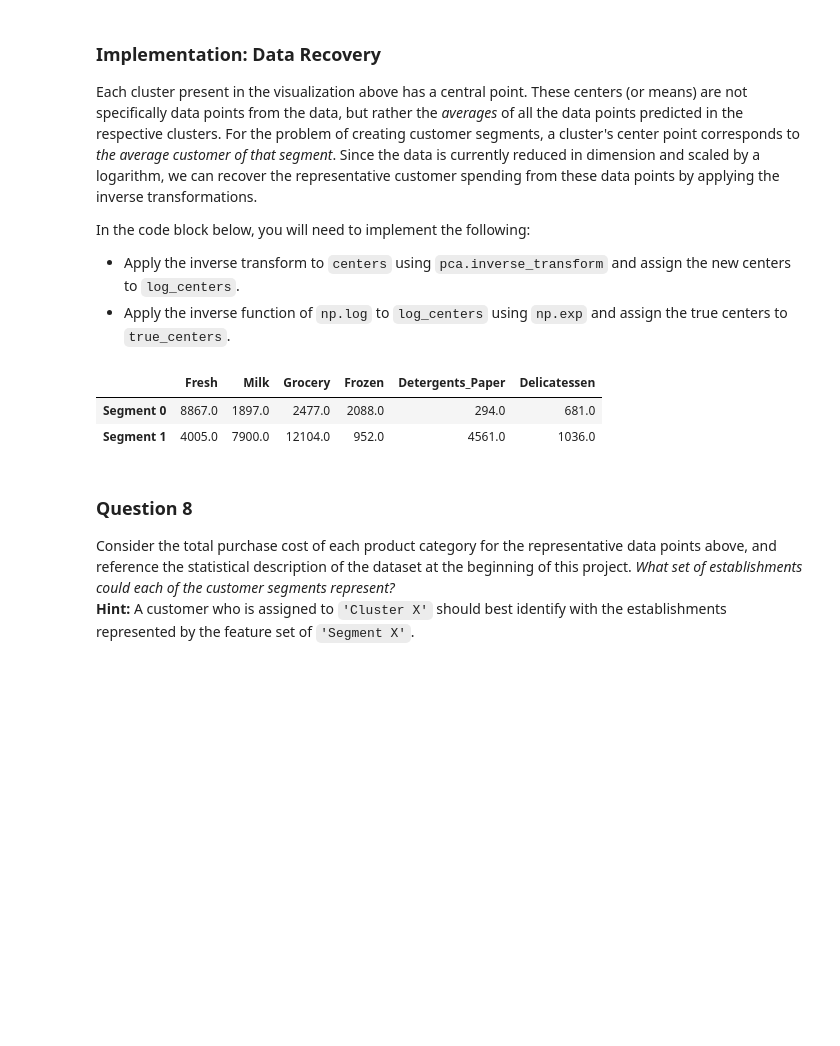
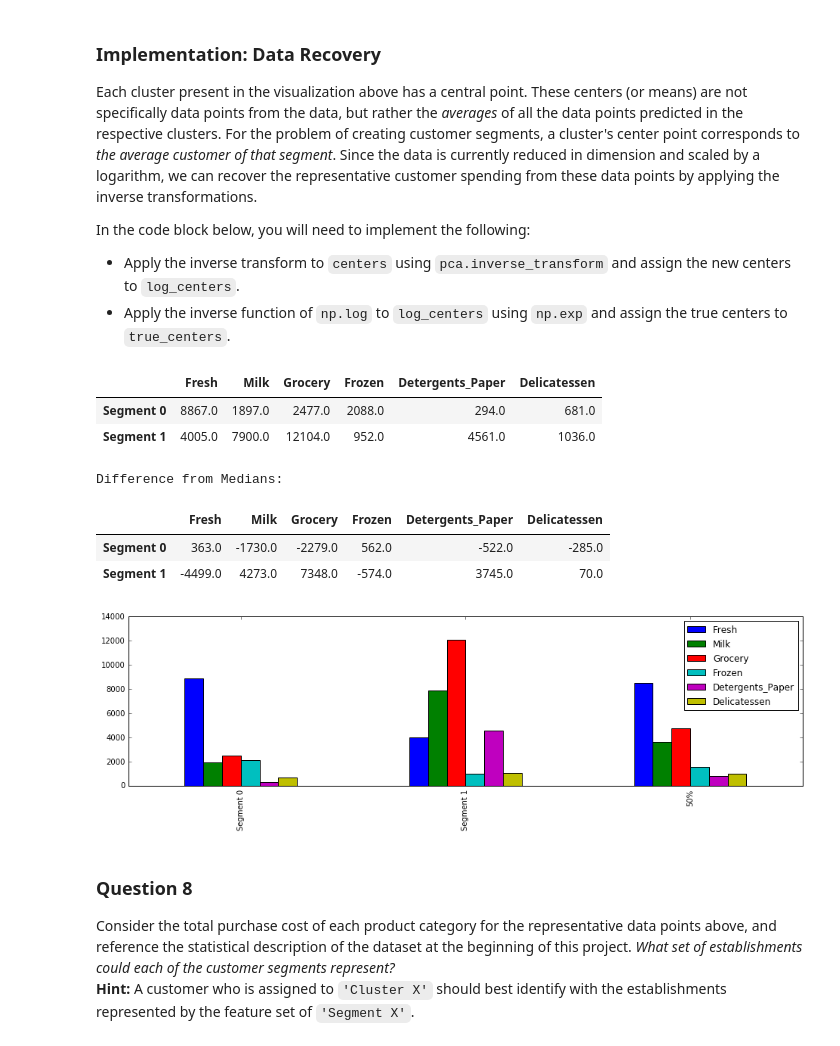
Before and after one commit to emanelsayed111/machine-learning-nanodegree, a Jupyter notebook: customer_segments/customer_segments.ipynb, the cells around one changed output. Cells and saved outputs as stored; diff of their text form; code cells hidden in the pictures; blank space fills up the shorter version.

```diff
--- a/customer_segments/customer_segments.ipynb
+++ b/customer_segments/customer_segments.ipynb
@@ -451,19 +453,31 @@ In the code block below, you will need to implement the following:
 # %%
 # TODO: Inverse transform the centers
 log_centers = pca.inverse_transform(centers)
 
 # TODO: Exponentiate the centers
 true_centers = np.exp(log_centers)
 
 # Display the true centers
 segments = ['Segment {}'.format(i) for i in range(0,len(centers))]
 true_centers = pd.DataFrame(np.round(true_centers), columns = data.keys())
 true_centers.index = segments
 display(true_centers)
+
+true_centers_med = true_centers.append(data.describe().ix['50%'])
+true_centers_med.plot(kind = 'bar', figsize = (16, 4))
+
+
+print "Difference from Medians:"
+display(true_centers - np.round(data.median()))
 # %% [output]
 |  | Fresh | Milk | Grocery | Frozen | Detergents_Paper | Delicatessen |
 | Segment 0 | 8867.0 | 1897.0 | 2477.0 | 2088.0 | 294.0 | 681.0 |
 | Segment 1 | 4005.0 | 7900.0 | 12104.0 | 952.0 | 4561.0 | 1036.0 |
+Difference from Medians:
+|  | Fresh | Milk | Grocery | Frozen | Detergents_Paper | Delicatessen |
+| Segment 0 | 363.0 | -1730.0 | -2279.0 | 562.0 | -522.0 | -285.0 |
+| Segment 1 | -4499.0 | 4273.0 | 7348.0 | -574.0 | 3745.0 | 70.0 |
+[figure, added]
 # %% [markdown]
 ### Question 8
 Consider the total purchase cost of each product category for the representative data points above, and reference the statistical description of the dataset at the beginning of this project. *What set of establishments could each of the customer segments represent?*
```
Also changed, not shown: parts of 12 cells of this notebook.
